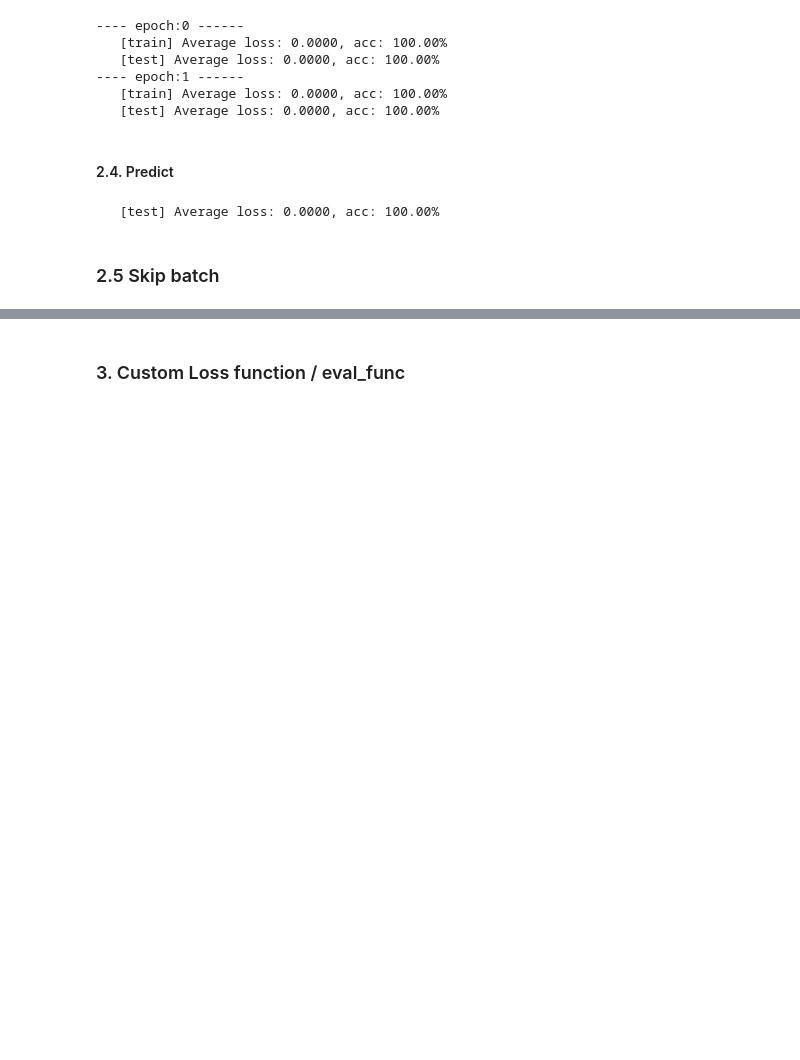
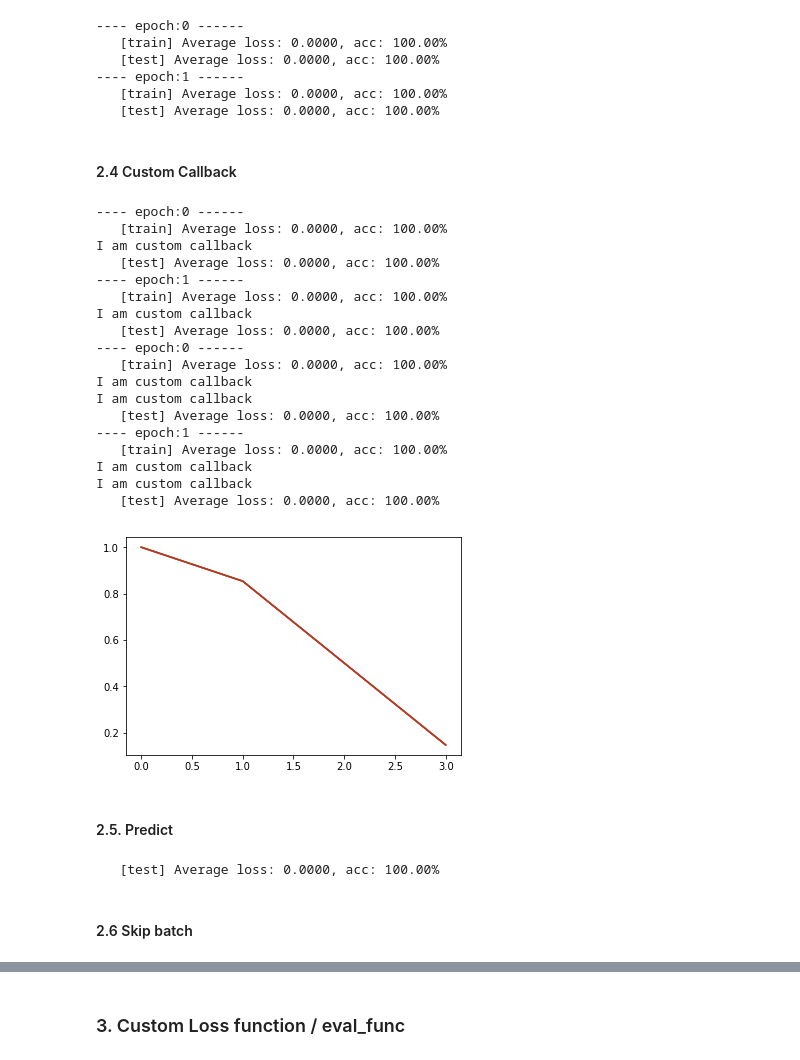
Before and after one commit to exitudio/research-ai, a Jupyter notebook: EXITlib/exitai/test.ipynb, the cells around one changed output, grey strips where cells are left out. Cells and saved outputs as stored; diff of their text form; code cells hidden in the pictures; blank space fills up the shorter version.

```diff
--- a/EXITlib/exitai/test.ipynb
+++ b/EXITlib/exitai/test.ipynb
@@ -98,14 +99,44 @@ learner.fit(model_loss_func, 1, num_epochs=2)
 ---- epoch:1 ------
    [train] Average loss: 0.0000, acc: 100.00%
    [test] Average loss: 0.0000, acc: 100.00%
+# %% [markdown]
+#### 2.4 Custom Callback
+# %%
+class CustomCallback(Callback):
+    def on_epoch_end(self, phase, num_data):
+        print('I am custom callback')
+learner.fit(model_loss_func, lr=1, num_epochs=2, callbacks=CustomCallback()) # can be single callback
+learner.fit(model_loss_func, lr=1, num_epochs=2, callbacks=[
+                                                    LR_TRACKER, CustomCallback(),
+                                                    CustomCallback()]) # or multiple
+# %% [output]
+---- epoch:0 ------
+   [train] Average loss: 0.0000, acc: 100.00%
+I am custom callback
+   [test] Average loss: 0.0000, acc: 100.00%
+---- epoch:1 ------
+   [train] Average loss: 0.0000, acc: 100.00%
+I am custom callback
+   [test] Average loss: 0.0000, acc: 100.00%
+---- epoch:0 ------
+   [train] Average loss: 0.0000, acc: 100.00%
+I am custom callback
+I am custom callback
+   [test] Average loss: 0.0000, acc: 100.00%
+---- epoch:1 ------
+   [train] Average loss: 0.0000, acc: 100.00%
+I am custom callback
+I am custom callback
+   [test] Average loss: 0.0000, acc: 100.00%
+[figure, added]
 # %% [markdown]
-#### 2.4. Predict
+#### 2.5. Predict
 # %%
 learner.predict(model_loss_func)
 # %% [output]
    [test] Average loss: 0.0000, acc: 100.00%
 # %% [markdown]
-### 2.5 Skip batch
+#### 2.6 Skip batch
 # %%
 def model_loss_func(input_data, model, phase):
     input, target = input_data
```
Also changed, not shown: parts of 3 cells of this notebook, 8 other files.
